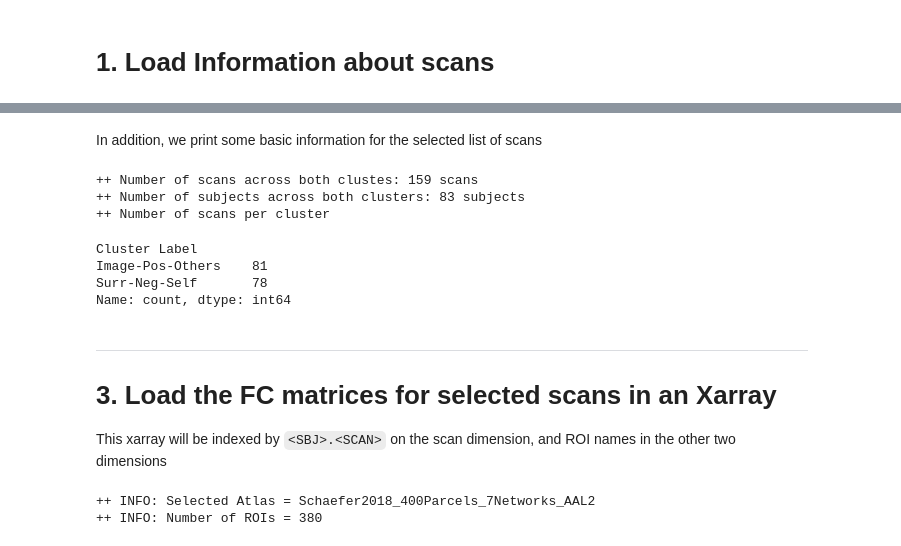
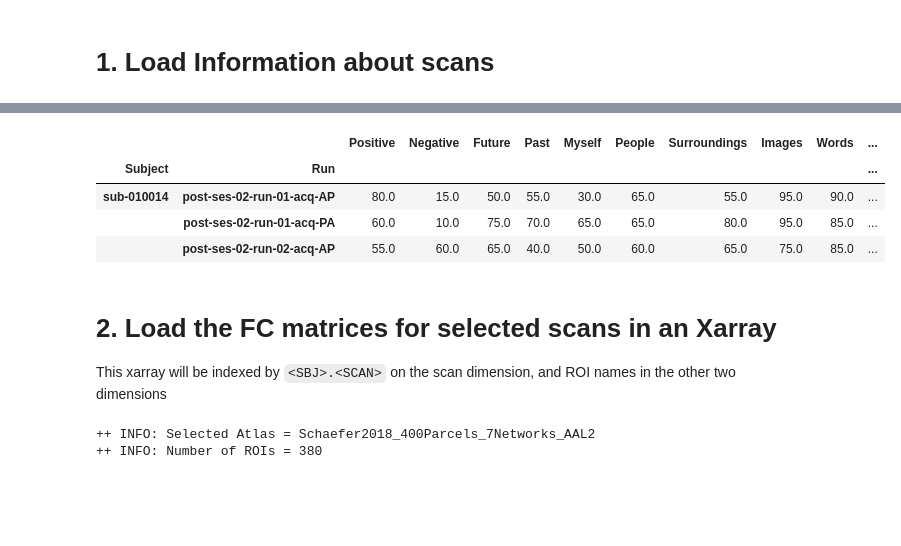
Before and after one commit to nimh-sfim/fc_introspection, a Jupyter notebook: notebooks/S13_NBSprepape_BasicAndSbjAware.ipynb, the cells around one changed output, grey strips where cells are left out. Saved outputs shown, nothing was run; the diff lists cells and outputs as text; code cells hidden in the pictures; blank space fills up the shorter version.

````diff
--- a/notebooks/S13_NBSprepape_BasicAndSbjAware.ipynb
+++ b/notebooks/S13_NBSprepape_BasicAndSbjAware.ipynb
@@ -106,17 +26,10 @@ SELECTED_SCANS.head(3)
-# %% [markdown]
-In addition, we print some basic information for the selected list of scans
-# %%
-FINAL_N_scans = SELECTED_SCANS.index.get_level_values('Subject').shape[0]
-FINAL_N_sbjs  = SELECTED_SCANS.index.get_level_values('Subject').unique().shape[0]
-print('++ Number of scans across both clustes: %d scans' % FINAL_N_scans)
-print('++ Number of subjects across both clusters: %d subjects' % FINAL_N_sbjs)
-print('++ Number of scans per cluster')
-SELECTED_SCANS['Cluster Label'].value_counts()
-# %% [output]
-++ Number of scans across both clustes: 159 scans
-++ Number of subjects across both clusters: 83 subjects
-++ Number of scans per cluster
-Cluster Label
-Image-Pos-Others    81
-Surr-Neg-Self       78
-Name: count, dtype: int64
+# %%
+emb_plus  = pd.read_csv(osp.join(RESOURCES_SNYCQ_DIR, 'SNYCQ_tsne_embeddings_plus.csv'), index_col=[0,1])
+emb_plus.drop(['TSNE1','TSNE2','TSNE3'],axis=1,inplace=True)
+emb_plus.head(3)
+# %% [output]
+|  |  | Positive | Negative | Future | Past | Myself | People | Surroundings | Images | Words | ... |
+| Subject | Run |  |  |  |  |  |  |  |  |  | ... |
+| sub-010014 | post-ses-02-run-01-acq-AP | 80.0 | 15.0 | 50.0 | 55.0 | 30.0 | 65.0 | 55.0 | 95.0 | 90.0 | ... |
+|  | post-ses-02-run-01-acq-PA | 60.0 | 10.0 | 75.0 | 70.0 | 65.0 | 65.0 | 80.0 | 95.0 | 85.0 | ... |
+|  | post-ses-02-run-02-acq-AP | 55.0 | 60.0 | 65.0 | 40.0 | 50.0 | 60.0 | 65.0 | 75.0 | 85.0 | ... |
@@ -123,6 +42,5 @@ Name: count, dtype: int64
 # %% [markdown]
-***
-# 3. Load the FC matrices for selected scans in an Xarray
+# 2. Load the FC matrices for selected scans in an Xarray
 
 This xarray will be indexed by ```<SBJ>.<SCAN>``` on the scan dimension, and ROI names in the other two dimensions
 # %%
````
Also changed, not shown: parts of 55 cells of this notebook, 1 other file.
